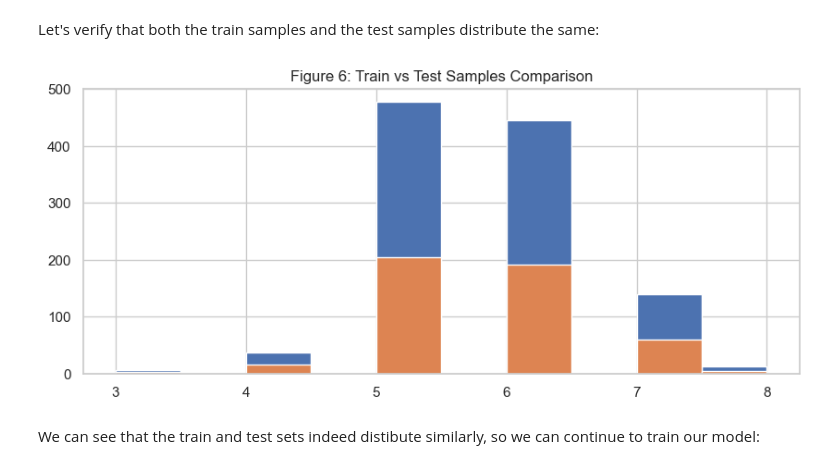
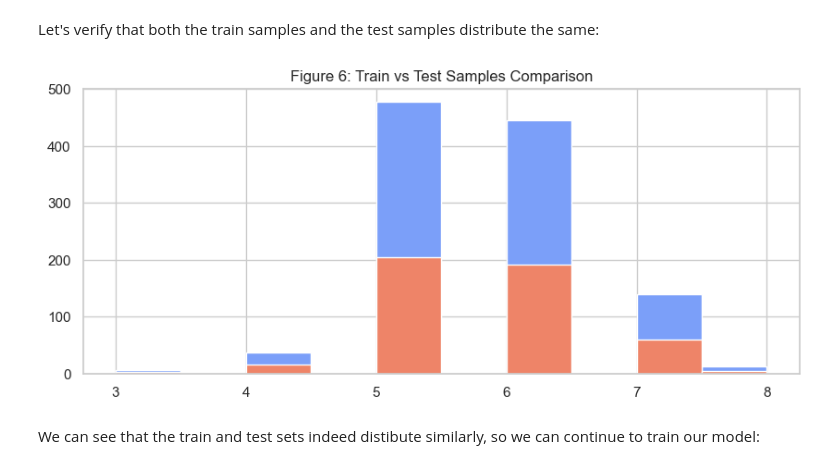
Before and after one commit to airbagdeer/tabular-ds-project, a Jupyter notebook: EX1.ipynb, the cells around one changed output. Cells and saved outputs as stored; diff of their text form; code cells hidden in the pictures.

```diff
--- a/EX1.ipynb
+++ b/EX1.ipynb
@@ -379,12 +366,12 @@ Let's verify that both the train samples and the test samples distribute the sam
 # %%
 
 fig, ax = plt.subplots(figsize=(10,4))
-y_train.hist(ax=ax)
-y_test.hist(ax=ax)
+y_train.hist(ax=ax, color=plt.cm.coolwarm(0.2))
+y_test.hist(ax=ax, color=plt.cm.coolwarm(0.8))
 plt.title('Figure 6: Train vs Test Samples Comparison')
 plt.show()
 # %% [output]
-[figure, old version]
+[figure, new version]
 # %% [markdown]
 We can see that the train and test sets indeed distibute similarly, so we can continue to train our model:
 # %%
```
Also changed, not shown: parts of 11 cells of this notebook.
